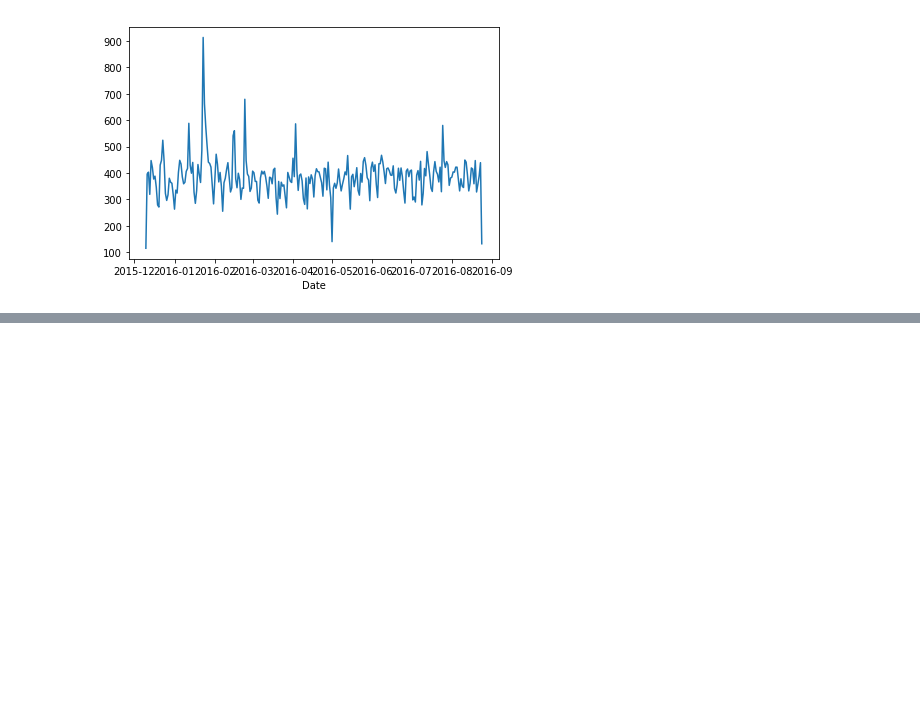
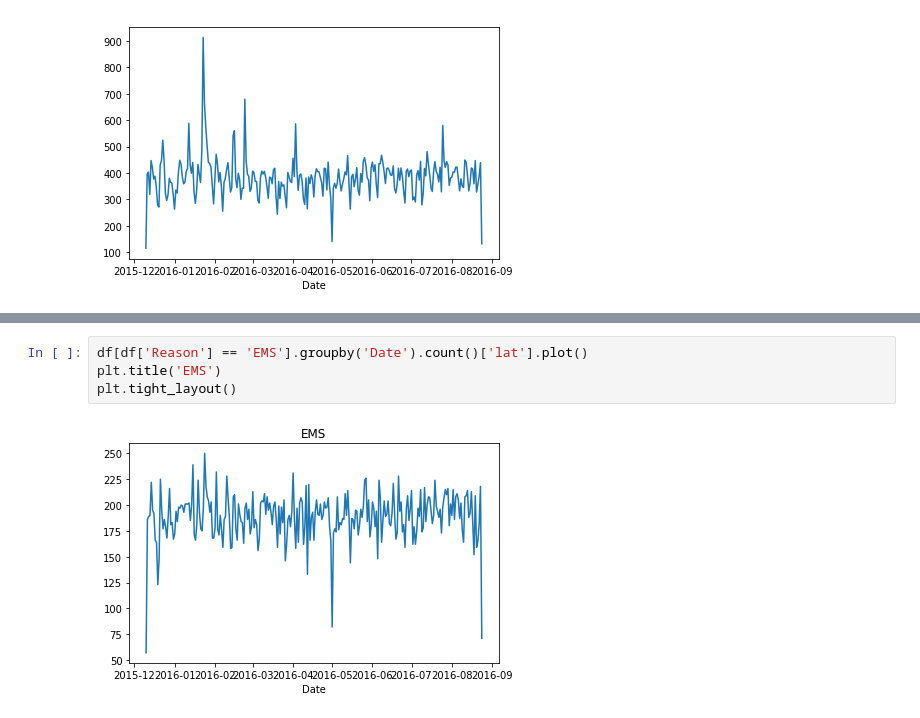
Before and after one commit to mertdotcc/ds-projects, a Jupyter notebook: 911-calls-project/911-calls-project.ipynb, the cells around one changed output, grey strips where cells are left out. Saved outputs shown, nothing was run; the diff lists cells and outputs as text; blank space fills up the shorter version.

```diff
--- a/911-calls-project/911-calls-project.ipynb
+++ b/911-calls-project/911-calls-project.ipynb
@@ -241,0 +254,6 @@ plt.tight_layout()
+# %%
+df[df['Reason'] == 'EMS'].groupby('Date').count()['lat'].plot()
+plt.title('EMS')
+plt.tight_layout()
+# %% [output]
+[figure, added]
```
Also changed, not shown: parts of 8 cells of this notebook.
